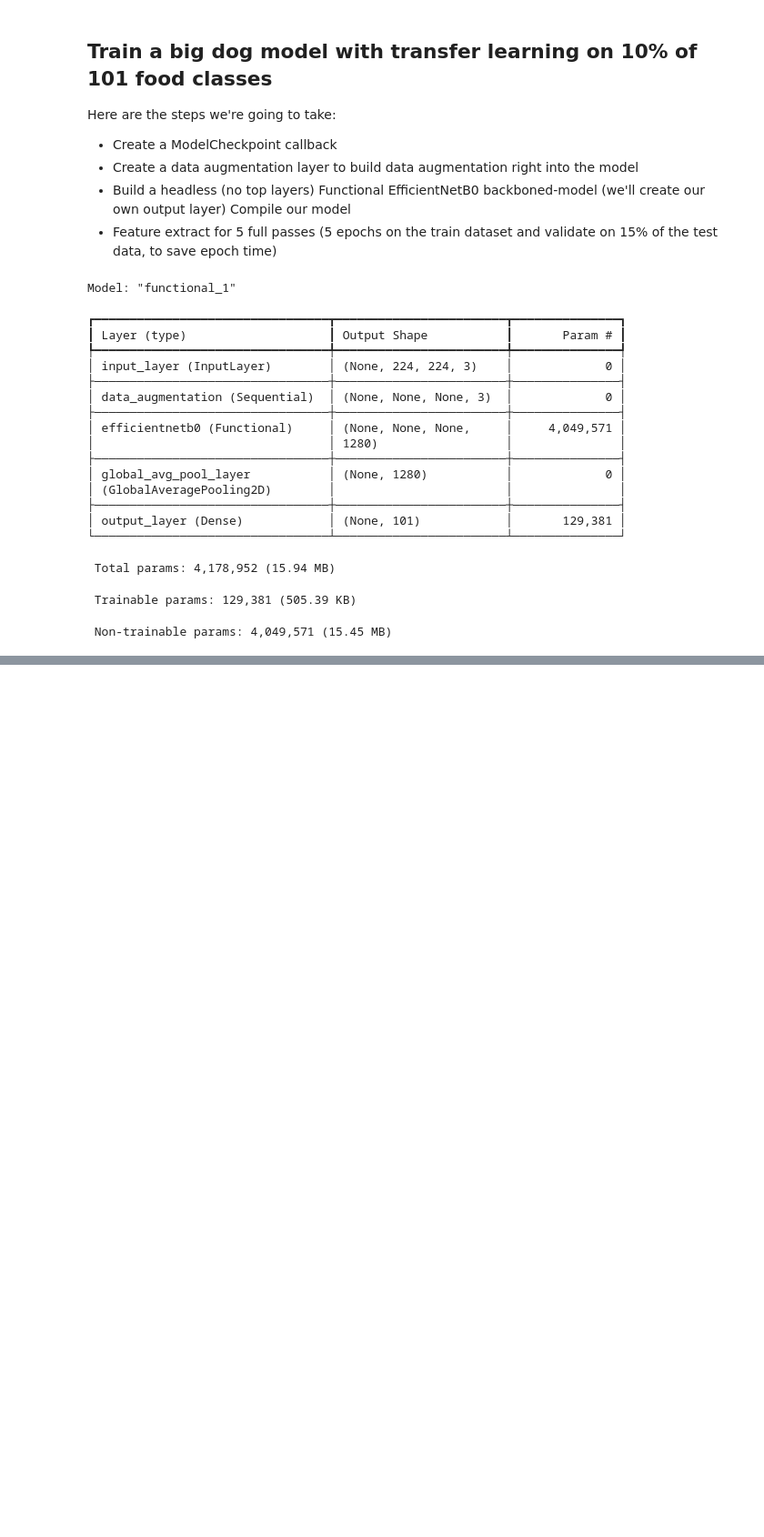
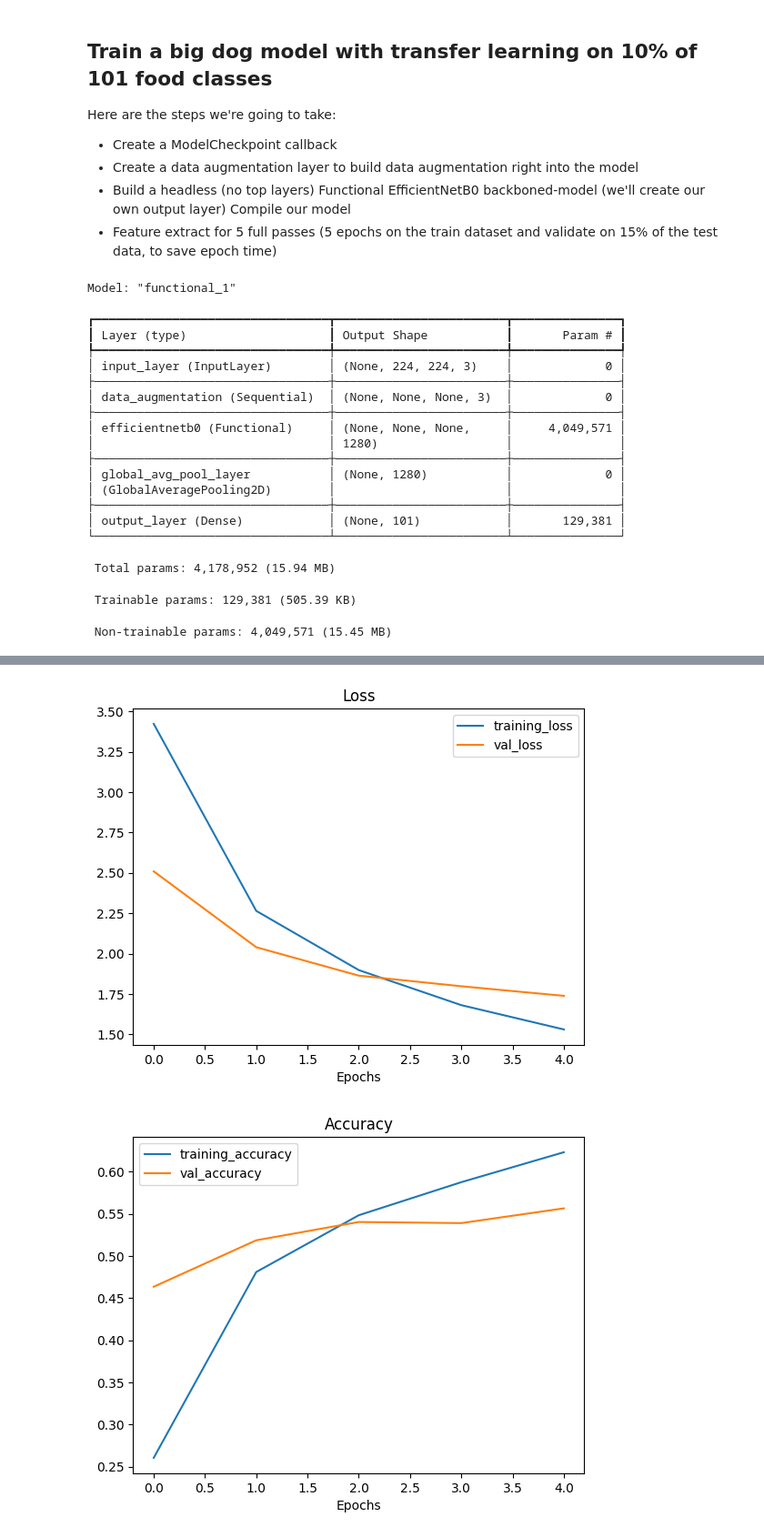
Before and after one commit to Adnan-edu/tensorflow-deep-learning, a Jupyter notebook: 06_transfer_learning_in_tensorflow_part_3_scaling_up.ipynb, the cells around one changed output, grey strips where cells are left out. Shown: that part at 91% size. Saved outputs shown, nothing was run; the diff lists cells and outputs as text; code cells hidden in the pictures; blank space fills up the shorter version.

Commit message:
Fitting and evaluating our biggest trasfer learning model yet.

```diff
--- a/06_transfer_learning_in_tensorflow_part_3_scaling_up.ipynb
+++ b/06_transfer_learning_in_tensorflow_part_3_scaling_up.ipynb
@@ -150,3 +150,15 @@ Model: "functional_1"
  Total params: 4,178,952 (15.94 MB)
  Trainable params: 129,381 (505.39 KB)
  Non-trainable params: 4,049,571 (15.45 MB)
+# %%
+# Compile
+model.compile(loss="categorical_crossentropy",
+              optimizer=tf.keras.optimizers.Adam(),
+              metrics=["accuracy"])
+
+# Fit the model
+history_all_classes_10_percent = model.fit(train_data_all_10_percent,
+                                           epochs=5,
+                                           validation_data=test_data,
+                                           validation_steps=int(0.15 * len(test_data)),
+                                           callbacks=[checkpoint_callback])
@@ -152,0 +184,5 @@ Model: "functional_1"
+# %%
+plot_loss_curves(history_all_classes_10_percent)
+# %% [output]
+[figure, added]
+[figure, added]
```
Also changed, not shown: parts of 2 cells of this notebook.
